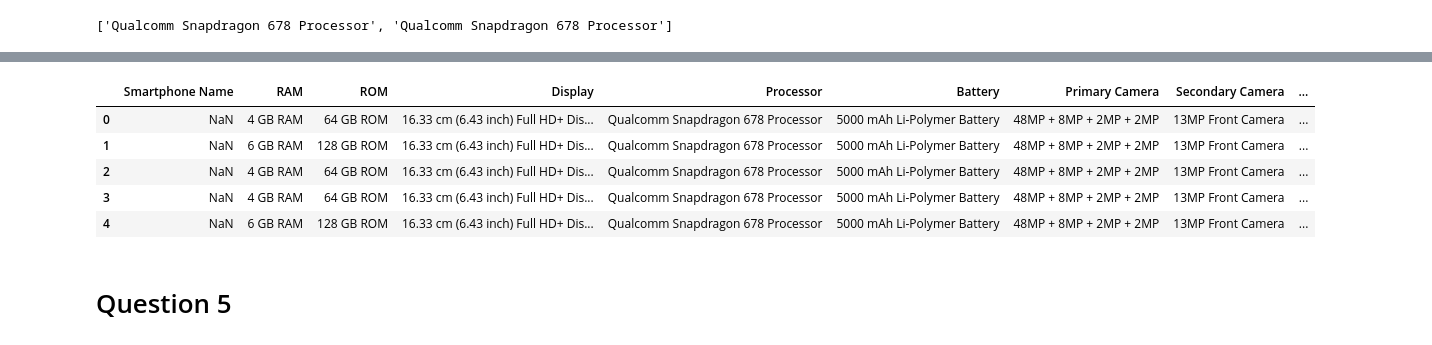
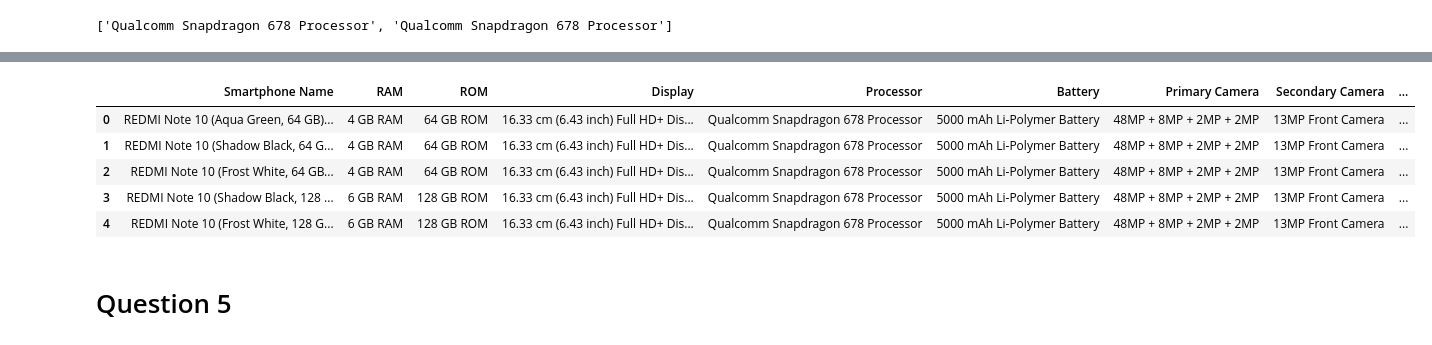
Before and after one commit to krishgokul1996/Intenship, a Jupyter notebook: web scraping assignment 3.ipynb, the cells around one changed output, grey strips where cells are left out. Saved outputs shown, nothing was run; the diff lists cells and outputs as text; code cells hidden in the pictures.

```diff
--- a/web scraping assignment 3.ipynb
+++ b/web scraping assignment 3.ipynb
@@ -551,25 +402,25 @@ price[:2]
 # %%
 redmi_note10=pd.DataFrame()
 
-redmi_note10['Smartphone Name']=name
+redmi_note10['Smartphone Name']=names
 redmi_note10['RAM']=ram
 redmi_note10['ROM']=rom
 redmi_note10['Display']=display
 redmi_note10['Processor']=processor
 redmi_note10['Battery']=battery
 redmi_note10['Primary Camera']=primary_camera
 redmi_note10['Secondary Camera']=secondary_camera
 redmi_note10['Price']=price
 redmi_note10['URL']=product_urls
 
 redmi_note10.head()
 # %% [output]
 |  | Smartphone Name | RAM | ROM | Display | Processor | Battery | Primary Camera | Secondary Camera | ... |
-| 0 | NaN | 4 GB RAM | 64 GB ROM | 16.33 cm (6.43 inch) Full HD+ Dis... | Qualcomm Snapdragon 678 Processor | 5000 mAh Li-Polymer Battery | 48MP + 8MP + 2MP + 2MP | 13MP Front Camera | ... |
-| 1 | NaN | 6 GB RAM | 128 GB ROM | 16.33 cm (6.43 inch) Full HD+ Dis... | Qualcomm Snapdragon 678 Processor | 5000 mAh Li-Polymer Battery | 48MP + 8MP + 2MP + 2MP | 13MP Front Camera | ... |
-| 2 | NaN | 4 GB RAM | 64 GB ROM | 16.33 cm (6.43 inch) Full HD+ Dis... | Qualcomm Snapdragon 678 Processor | 5000 mAh Li-Polymer Battery | 48MP + 8MP + 2MP + 2MP | 13MP Front Camera | ... |
-| 3 | NaN | 4 GB RAM | 64 GB ROM | 16.33 cm (6.43 inch) Full HD+ Dis... | Qualcomm Snapdragon 678 Processor | 5000 mAh Li-Polymer Battery | 48MP + 8MP + 2MP + 2MP | 13MP Front Camera | ... |
-| 4 | NaN | 6 GB RAM | 128 GB ROM | 16.33 cm (6.43 inch) Full HD+ Dis... | Qualcomm Snapdragon 678 Processor | 5000 mAh Li-Polymer Battery | 48MP + 8MP + 2MP + 2MP | 13MP Front Camera | ... |
+| 0 | REDMI Note 10 (Aqua Green, 64 GB)... | 4 GB RAM | 64 GB ROM | 16.33 cm (6.43 inch) Full HD+ Dis... | Qualcomm Snapdragon 678 Processor | 5000 mAh Li-Polymer Battery | 48MP + 8MP + 2MP + 2MP | 13MP Front Camera | ... |
+| 1 | REDMI Note 10 (Shadow Black, 64 G... | 4 GB RAM | 64 GB ROM | 16.33 cm (6.43 inch) Full HD+ Dis... | Qualcomm Snapdragon 678 Processor | 5000 mAh Li-Polymer Battery | 48MP + 8MP + 2MP + 2MP | 13MP Front Camera | ... |
+| 2 | REDMI Note 10 (Frost White, 64 GB... | 4 GB RAM | 64 GB ROM | 16.33 cm (6.43 inch) Full HD+ Dis... | Qualcomm Snapdragon 678 Processor | 5000 mAh Li-Polymer Battery | 48MP + 8MP + 2MP + 2MP | 13MP Front Camera | ... |
+| 3 | REDMI Note 10 (Shadow Black, 128 ... | 6 GB RAM | 128 GB ROM | 16.33 cm (6.43 inch) Full HD+ Dis... | Qualcomm Snapdragon 678 Processor | 5000 mAh Li-Polymer Battery | 48MP + 8MP + 2MP + 2MP | 13MP Front Camera | ... |
+| 4 | REDMI Note 10 (Frost White, 128 G... | 6 GB RAM | 128 GB ROM | 16.33 cm (6.43 inch) Full HD+ Dis... | Qualcomm Snapdragon 678 Processor | 5000 mAh Li-Polymer Battery | 48MP + 8MP + 2MP + 2MP | 13MP Front Camera | ... |
 # %% [markdown]
 # Question 5
 # %%
```
Also changed, not shown: parts of 33 cells of this notebook.
